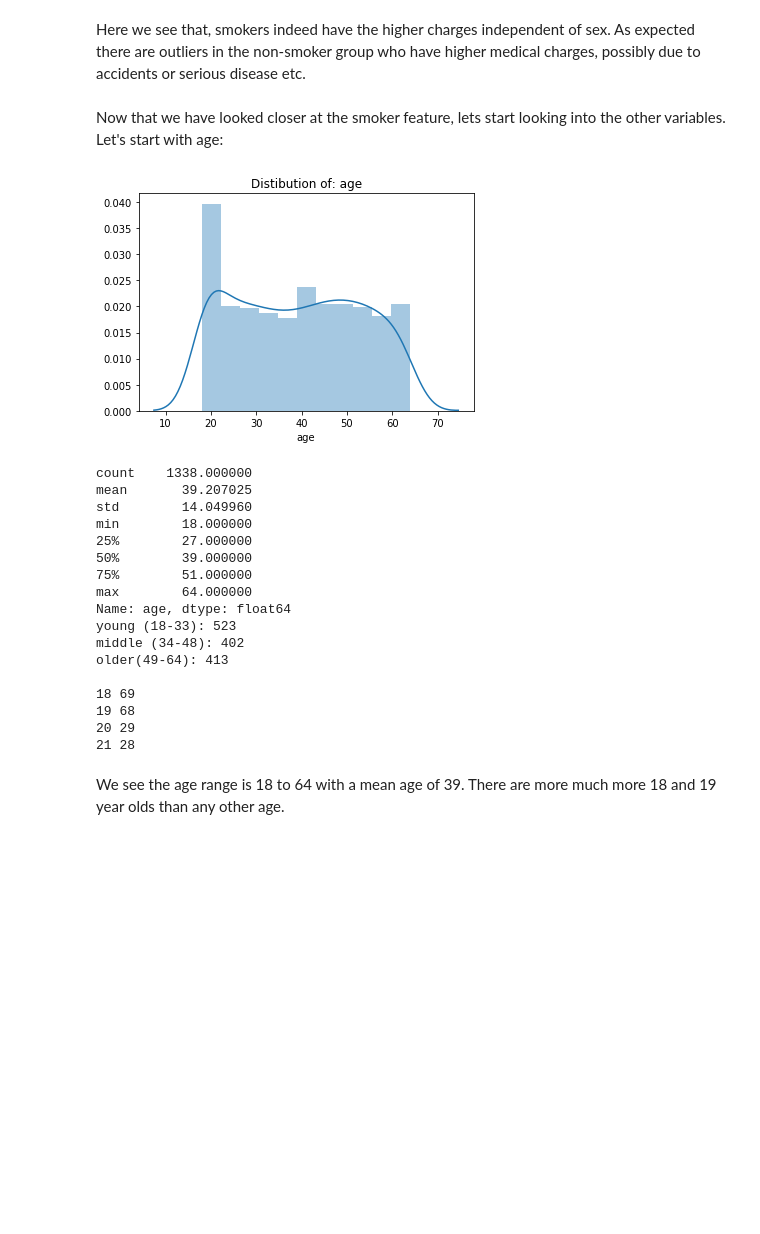
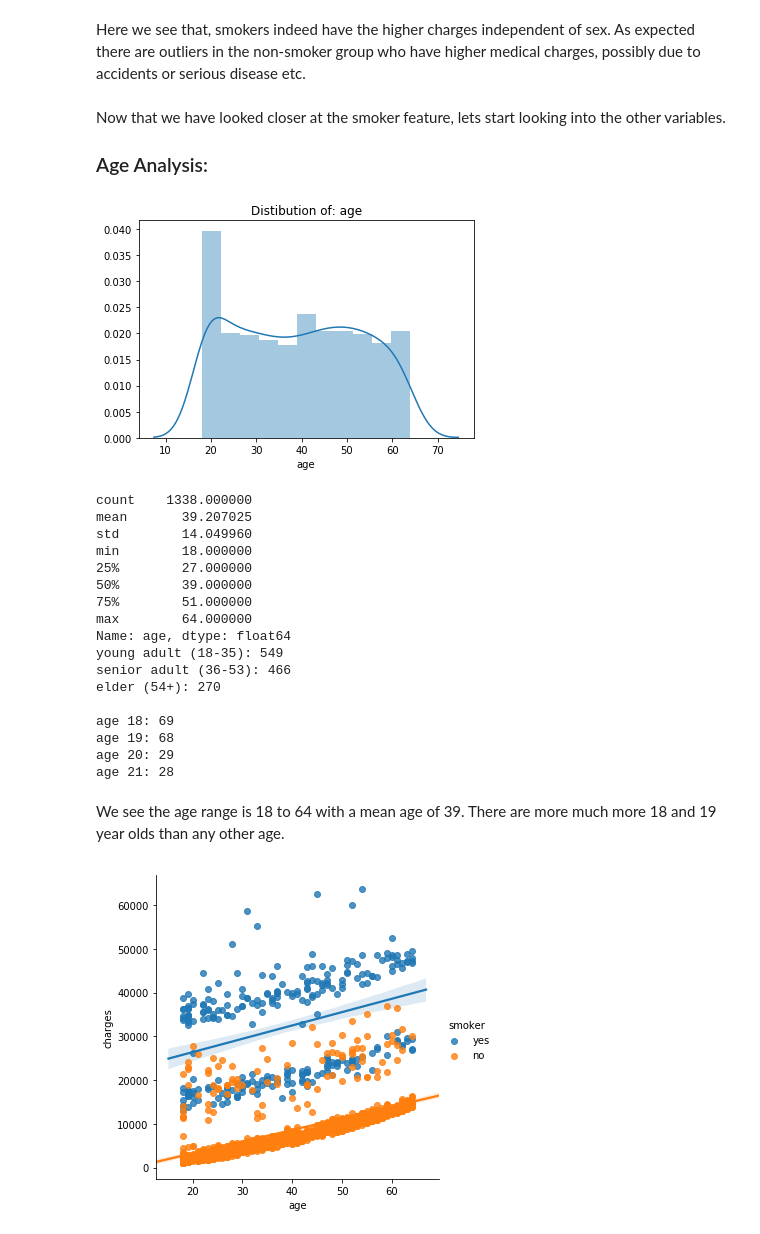
Before and after one commit to mkung8889/ML_Regression, a Jupyter notebook: eda_regressions.ipynb, the cells around one changed output. Drawn from its saved outputs; the diff is of its cells as text; code cells hidden in the pictures; blank space fills up the shorter version.

```diff
--- a/eda_regressions.ipynb
+++ b/eda_regressions.ipynb
@@ -129,21 +119,21 @@ plt.show()
 Here we see that, smokers indeed have the higher charges independent of sex. As expected there are outliers in the non-smoker group who have higher medical charges, possibly due to accidents or serious disease etc.
 # %% [markdown]
 Now that we have looked closer at the smoker feature, lets start looking into the other variables.
-Let's start with age:
+### Age Analysis:
 # %%
 sns.distplot(df.age)
 plt.title('Distibution of: age')
 plt.show()
 print(df.age.describe())
-print("""young (18-33): {}
-middle (34-48): {}
-older(49-64): {}
-""".format(df['age'].loc[(df['age']>=18) & (df['age']<34)].count(),
-           df['age'].loc[(df['age']>=34) & (df['age']<49)].count(),
-           df['age'].loc[(df['age']>=49) & (df['age']<65)].count()
+print("""young adult (18-35): {}
+senior adult (36-53): {}
+elder (54+): {}
+""".format(df['age'].loc[(df['age']>=18) & (df['age']<35)].count(),
+           df['age'].loc[(df['age']>=36) & (df['age']<53)].count(),
+           df['age'].loc[(df['age']>=54)].count()
           ))
 for i in range(18,22):
-    print(i, df['age'].loc[df['age']==i].count())
+    print('age {}:'.format(i), df['age'].loc[df['age']==i].count())
 # %% [output]
 [figure]
 count    1338.000000
@@ -155,13 +145,18 @@ min        18.000000
 75%        51.000000
 max        64.000000
 Name: age, dtype: float64
-young (18-33): 523
-middle (34-48): 402
-older(49-64): 413
+young adult (18-35): 549
+senior adult (36-53): 466
+elder (54+): 270
 
-18 69
-19 68
-20 29
-21 28
+age 18: 69
+age 19: 68
+age 20: 29
+age 21: 28
 # %% [markdown]
 We see the age range is 18 to 64 with a mean age of 39. There are more much more 18 and 19 year olds than any other age.
+# %%
+sns.lmplot(x='age', y='charges',hue='smoker', data=df)
+plt.show()
+# %% [output]
+[figure, added]
```
Also changed, not shown: parts of 55 cells of this notebook.
